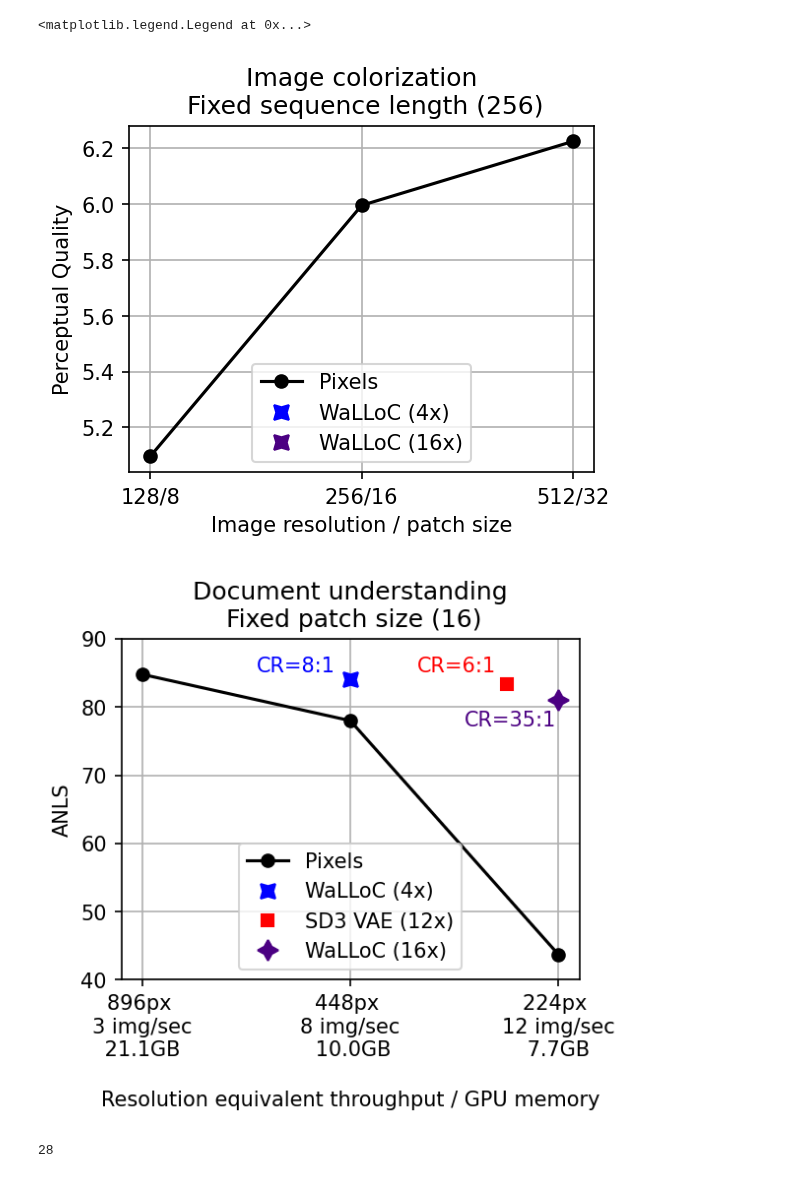
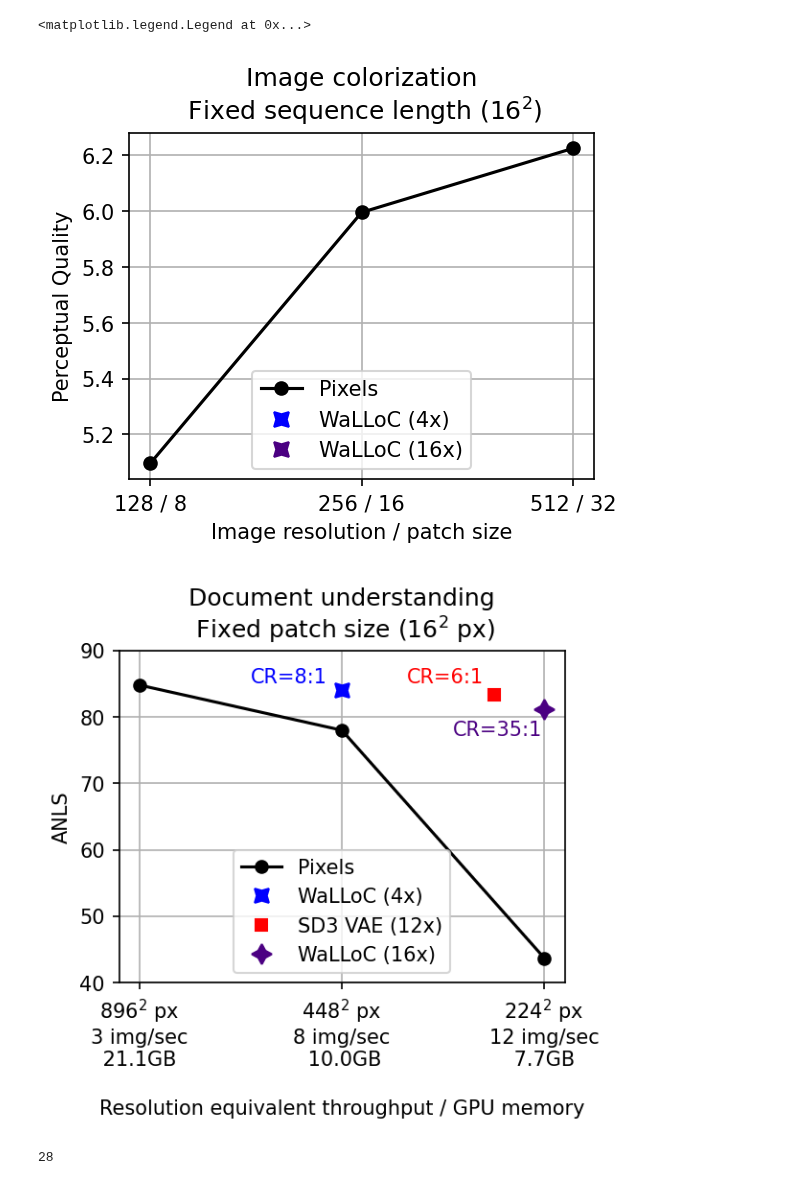
Before and after one commit to danjacobellis/LCCL, a Jupyter notebook: train/results_plot.ipynb, the cells around one changed output. Saved outputs shown, nothing was run; the diff lists cells and outputs as text; code cells hidden in the pictures.

```diff
--- a/train/results_plot.ipynb
+++ b/train/results_plot.ipynb
@@ -37,32 +37,32 @@ ax.invert_xaxis()
 # %%
 img_res_patch_size = [1, 2, 3]
 pixels_quality =  [5.096641, 5.995810, 6.225237]
 # walloc_4x_quality = [np.nan, 0.0, 0.0]
 walloc_4x_quality = [np.nan, np.nan, np.nan]
 # walloc_16x_quality = [np.nan, 0.0, 0.0]
 walloc_16x_quality = [np.nan, np.nan, np.nan]
 
 plt.figure(figsize=(4, 3), dpi=150)
 plt.plot(img_res_patch_size, pixels_quality, marker='o', label='Pixels', color='black')
 ax = plt.gca()
 ax.plot(img_res_patch_size, walloc_4x_quality, marker=(4, 1, 45), label='WaLLoC (4x)', color='blue', linestyle='none', markersize=10)
 ax.plot(img_res_patch_size, walloc_16x_quality, marker=(4, 1, 45), label='WaLLoC (16x)', color='indigo', linestyle='none', markersize=10)
 
-ax.set_title('Image colorization\n Fixed sequence length (256)')
+ax.set_title('Image colorization\n Fixed sequence length $\\left(16^2\\right)$')
 ax.set_xlabel('Image resolution / patch size')
 ax.set_ylabel('Perceptual Quality')
 ax.grid(True)
 ax.set_xticks(img_res_patch_size)
-ax.set_xticklabels(['128/8', '256/16', '512/32'])
+ax.set_xticklabels(['128 / 8', '256 / 16', '512 / 32'])
 ax.legend(loc='lower center')
 
 # ax.text(0.5, 0.5, 'SPECULATIVE RESULTS\nEXPERIMENTS STILL RUNNING',
 #          fontsize=30, color='gray', alpha=0.5, ha='center', va='center', rotation=30,
 #          transform=plt.gca().transAxes);
 # # ax.invert_xaxis()
 # %% [output]
 <matplotlib.legend.Legend at 0x...>
-[figure, old version]
+[figure, new version]
 # %%
 seq_length = [1, 2, 3]
 pixels_anls = [43.7, 78.0, 84.8]
@@ -81,18 +81,18 @@ ax.text(2.45, 86, 'CR=8:1', color='blue', va='center')
 ax.text(1.45, 78, 'CR=35:1', color='indigo', va='center')
 ax.text(1.68, 86, 'CR=6:1', color='red', va='center')
 
-ax.set_title('Document understanding\n Fixed patch size (16)')
+ax.set_title('Document understanding\n Fixed patch size ($16^2$ px)')
 ax.set_xlabel('\nResolution equivalent throughput / GPU memory')
 ax.set_ylabel('ANLS')
 ax.set_ylim([40,90])
 ax.grid(True)
 ax.set_xticks(seq_length)
-ax.set_xticklabels(['224px \n12 img/sec\n 7.7GB ', '448px \n8 img/sec\n 10.0GB', '896px \n3 img/sec\n 21.1GB '])
+ax.set_xticklabels(['$224^2$ px \n12 img/sec\n 7.7GB ', '$448^2$ px \n8 img/sec\n 10.0GB', '$896^2$ px \n3 img/sec\n 21.1GB '])
 ax.invert_xaxis()
 
 fig.savefig("doc.svg")
 # %% [output]
-[figure, old version]
+[figure, new version]
 # %%
 cf = "log_cuda:0.pth"
 checkpoint = torch.load(cf,map_location="cpu")
```
Also changed, not shown: parts of 1 cell of this notebook.
